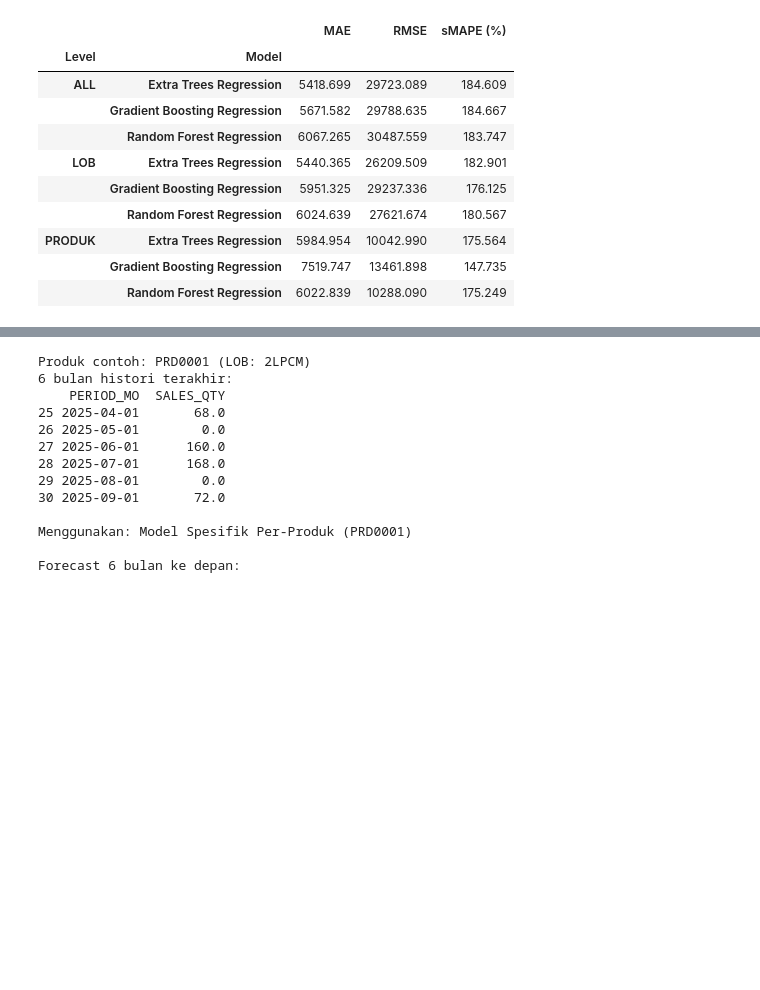
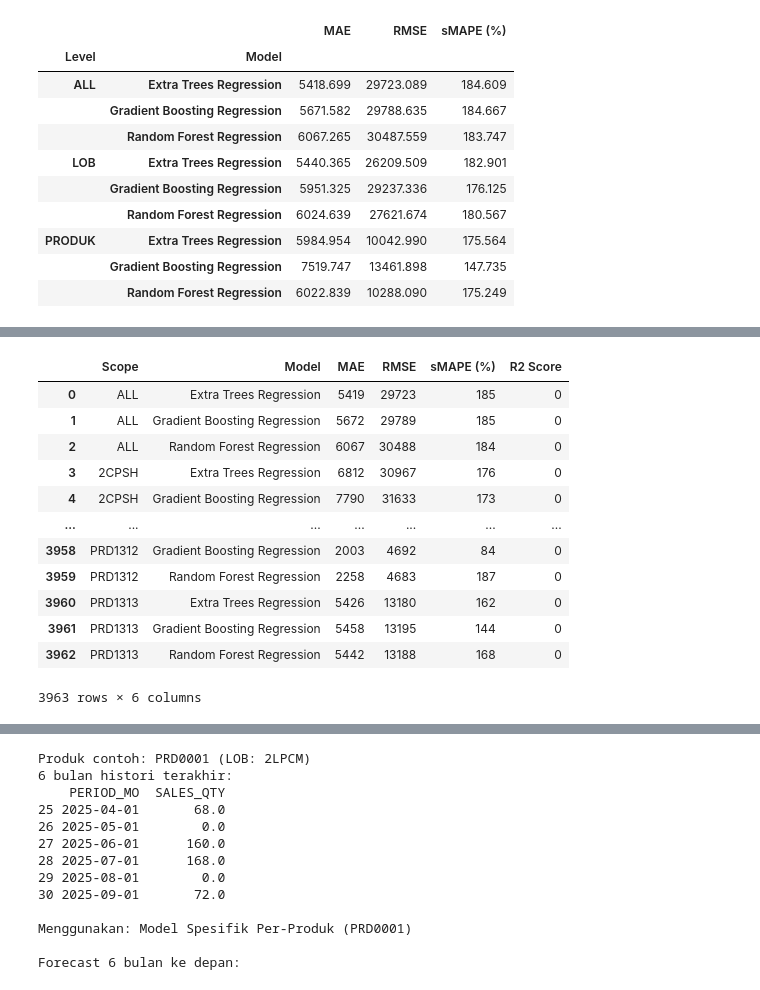
Before and after one commit to mwelmel/Forecast-App, a Jupyter notebook: backend/ml/notebooks/training.ipynb, the cells around one changed output, grey strips where cells are left out. Drawn from its saved outputs; the diff is of its cells as text; code cells hidden in the pictures; blank space fills up the shorter version.

```diff
--- a/backend/ml/notebooks/training.ipynb
+++ b/backend/ml/notebooks/training.ipynb
@@ -337,4 +343,31 @@ best_per_scope.round(3)
 1321 rows × 6 columns
+# %%
+# Ambil seluruh hasil evaluasi model
+all_models = results_df[
+    ["Scope", "Model", "MAE", "RMSE", "sMAPE (%)", "R2 Score"]
+].copy()
+
+cols = ["MAE", "RMSE", "sMAPE (%)", "R2 Score"]
+all_models[cols] = all_models[cols].round(0).astype(int)
+
+# Export ke CSV
+all_models.to_csv("hasil_semua_model.csv",index=False,encoding="utf-8-sig")
+
+all_models
+# %% [output]
+|  | Scope | Model | MAE | RMSE | sMAPE (%) | R2 Score |
+| 0 | ALL | Extra Trees Regression | 5419 | 29723 | 185 | 0 |
+| 1 | ALL | Gradient Boosting Regression | 5672 | 29789 | 185 | 0 |
+| 2 | ALL | Random Forest Regression | 6067 | 30488 | 184 | 0 |
+| 3 | 2CPSH | Extra Trees Regression | 6812 | 30967 | 176 | 0 |
+| 4 | 2CPSH | Gradient Boosting Regression | 7790 | 31633 | 173 | 0 |
+| ... | ... | ... | ... | ... | ... | ... |
+| 3958 | PRD1312 | Gradient Boosting Regression | 2003 | 4692 | 84 | 0 |
+| 3959 | PRD1312 | Random Forest Regression | 2258 | 4683 | 187 | 0 |
+| 3960 | PRD1313 | Extra Trees Regression | 5426 | 13180 | 162 | 0 |
+| 3961 | PRD1313 | Gradient Boosting Regression | 5458 | 13195 | 144 | 0 |
+| 3962 | PRD1313 | Random Forest Regression | 5442 | 13188 | 168 | 0 |
+3963 rows × 6 columns
 # %%
 # perbandingan model satu keseluruhan dan misal perLOB
 # apa lebih oke satu keseluruhan atau per LOB
```
Also changed, not shown: parts of 4 cells of this notebook, 3 other files.
